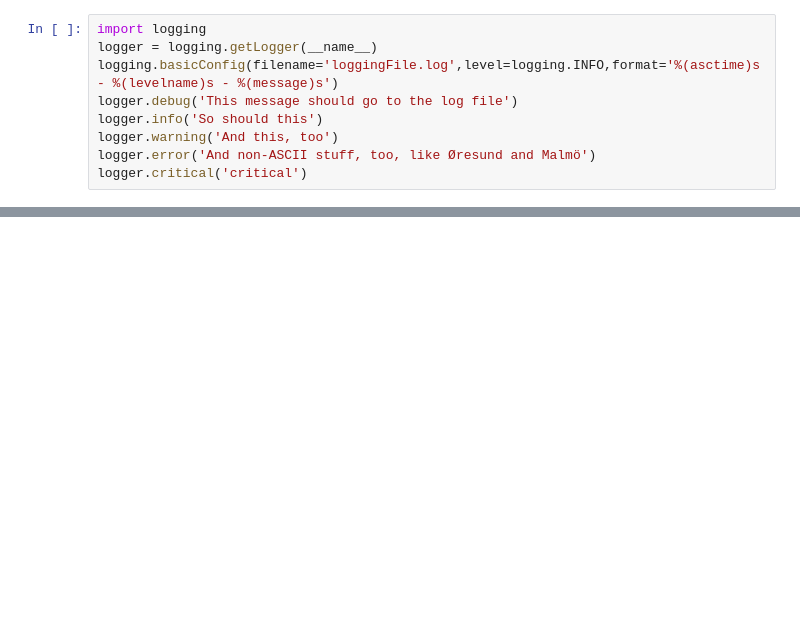
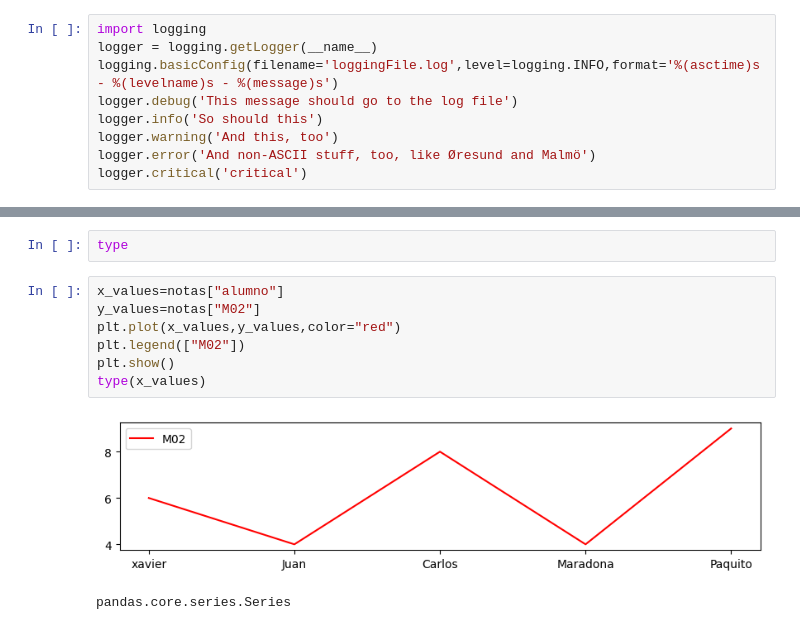
Before and after one commit to Bemen3M07/jupiter-logs-pandas-OmaimaBenHamouda, a Jupyter notebook: logging.ipynb, the cells around one changed output, grey strips where cells are left out. Cells and saved outputs as stored; diff of their text form; blank space fills up the shorter version.

```diff
--- a/logging.ipynb
+++ b/logging.ipynb
@@ -15,0 +88,12 @@ while True:
+# %%
+type
+# %%
+x_values=notas["alumno"]
+y_values=notas["M02"]
+plt.plot(x_values,y_values,color="red")
+plt.legend(["M02"])
+plt.show()
+type(x_values)
+# %% [output]
+[figure, added]
+pandas.core.series.Series
```
Also changed, not shown: parts of 13 cells of this notebook, 1 other file.
